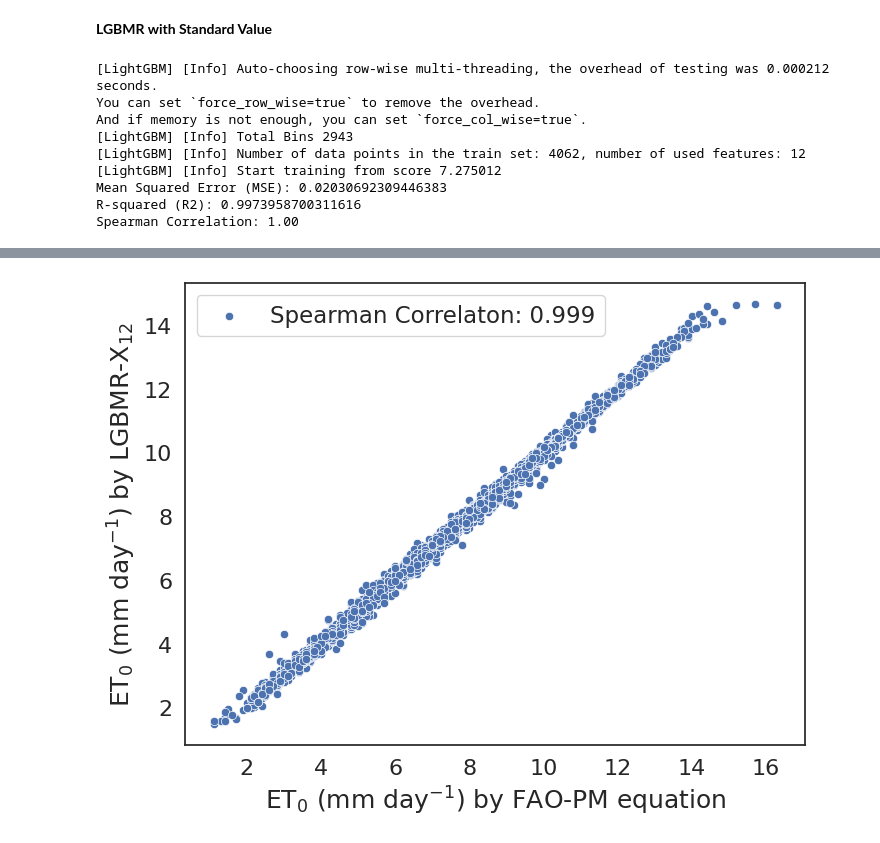
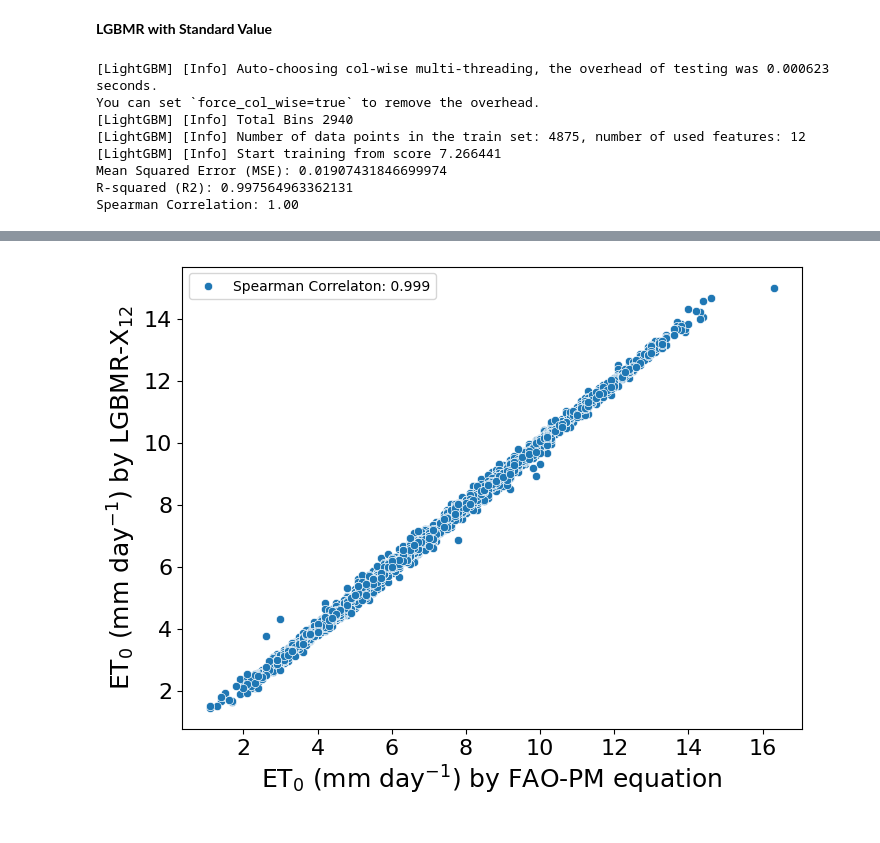
Before and after one commit to rabnawaz172/ET, a Jupyter notebook: ET_taif.ipynb, the cells around one changed output, grey strips where cells are left out. Cells and saved outputs as stored; diff of their text form; code cells hidden in the pictures.

```diff
--- a/ET_taif.ipynb
+++ b/ET_taif.ipynb
@@ -752,7 +740,7 @@ y=df1['ETo']
 X = df1.drop(columns=['ETo'])
 
 # Split the data into training and testing sets (e.g., 80% train, 20% test)
-X_train, X_test, y_train, y_test = train_test_split(X, y, test_size=0.5, random_state=0)
+X_train, X_test, y_train, y_test = train_test_split(X, y, test_size=0.4, random_state=0)
 
 # Create an LGBMRegressor model
 lgbm_model = LGBMRegressor()
@@ -772,42 +760,41 @@ r2 = r2_score(y_test, y_pred)
 
 # Print evaluation metrics
 print(f'Mean Squared Error (MSE): {mse}')
 print(f'R-squared (R2): {r2}')
 print(f'Spearman Correlation: {spearman_corr:.2f}')
 
 # Create a correlation plot between predicted and actual values
 plt.figure(figsize=(8, 6))
 sns.scatterplot(x=y_test, y=y_pred, label=f'Spearman Correlaton: {spearman_corr:.3f}')
 
 plt.xlabel('ET$_0$ (mm day$^{-1}$) by FAO-PM equation', fontsize=18)
 plt.ylabel('ET$_0$ (mm day$^{-1}$) by LGBMR-X$_{12}$', fontsize=18)
 plt.xticks(fontsize=16)
 plt.yticks(fontsize=16)
 
 # Add text for the legend
 
 
 # Save the figure with 500 DPI
 plt.savefig('1correlation_plot_500dpi.png', dpi=500)
 
 # Download the saved figure from Colab
 files.download('1correlation_plot_500dpi.png')
 
 # Show the plot
 plt.show()
 # %% [output]
-[LightGBM] [Info] Auto-choosing row-wise multi-threading, the overhead of testing was 0.000212 seconds.
-You can set `force_row_wise=true` to remove the overhead.
-And if memory is not enough, you can set `force_col_wise=true`.
-[LightGBM] [Info] Total Bins 2943
-[LightGBM] [Info] Number of data points in the train set: 4062, number of used features: 12
-[LightGBM] [Info] Start training from score 7.275012
-Mean Squared Error (MSE): 0.02030692309446383
-R-squared (R2): 0.9973958700311616
+[LightGBM] [Info] Auto-choosing col-wise multi-threading, the overhead of testing was 0.000623 seconds.
+You can set `force_col_wise=true` to remove the overhead.
+[LightGBM] [Info] Total Bins 2940
+[LightGBM] [Info] Number of data points in the train set: 4875, number of used features: 12
+[LightGBM] [Info] Start training from score 7.266441
+Mean Squared Error (MSE): 0.01907431846699974
+R-squared (R2): 0.997564963362131
 Spearman Correlation: 1.00
 [interactive output not drawn]
 [interactive output not drawn]
-[figure, old version]
+[figure, new version]
 # %%
 import matplotlib.pyplot as plt
 import seaborn as sns
```
Also changed, not shown: parts of 3 cells of this notebook.
